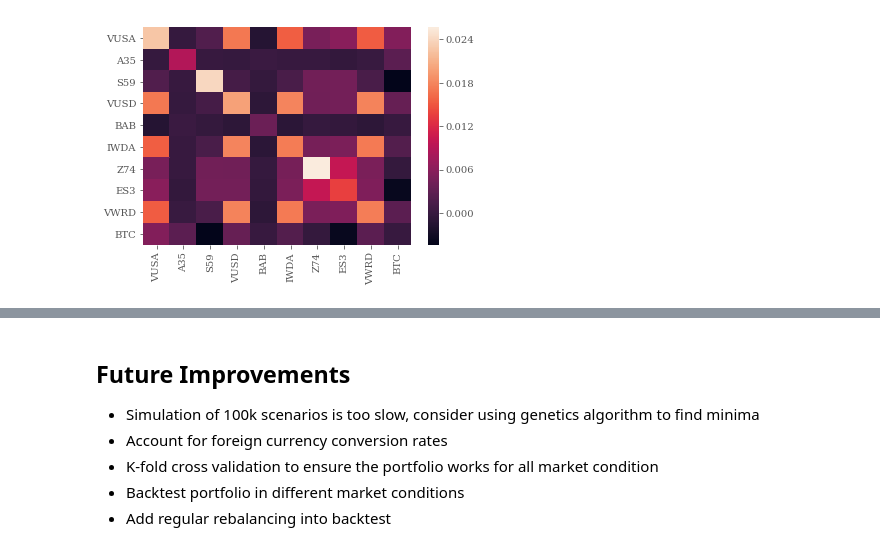
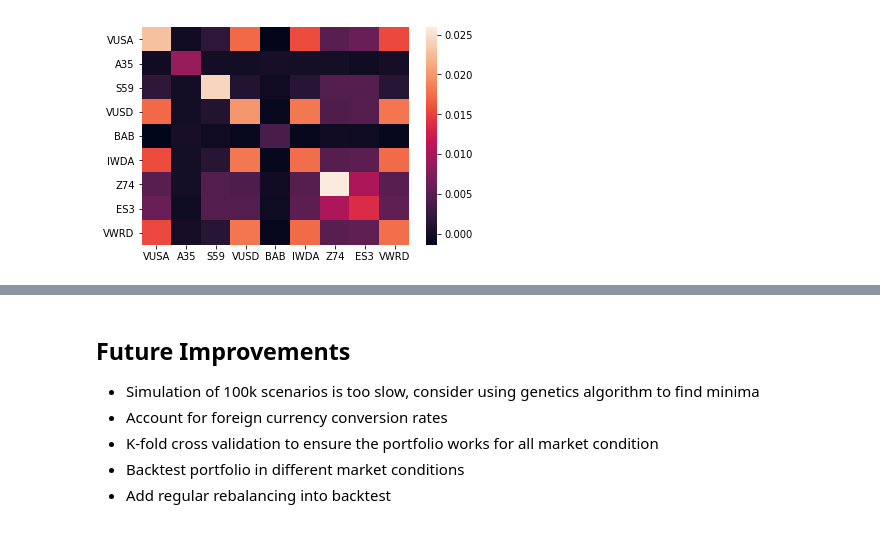
Before and after one commit to yehjxraymond/portfolio-optimisation, a Jupyter notebook: Portfolio Optimisation.ipynb, the cells around one changed output, grey strips where cells are left out. Cells and saved outputs as stored; diff of their text form; code cells hidden in the pictures.

```diff
--- a/Portfolio Optimisation.ipynb
+++ b/Portfolio Optimisation.ipynb
@@ -31,6 +30,6 @@ def commonInterval(tickers):
 # %%
 # Load these stocks
-stockNames = ["VUSA", "A35", "S59", "VUSD", "BAB", "IWDA", "Z74", "ES3", "VWRD", "BTC"]
+stockNames = ["VUSA", "A35", "S59", "VUSD", "BAB", "IWDA", "Z74", "ES3", "VWRD"]
 stocks = list(
     map(
         lambda x: removeNonTradingDays(
@@ -39,4 +38,5 @@ stocks = list(
         stockNames,
     )
 )
+commonInterval(stocks)
 # %% [output]
@@ -96,11 +93,10 @@ retCov
 [interactive output not drawn]
 # %%
-# Specifically removing covariance of BTC-BTC to prevent it from skewing the scale
-retCov["BTC"]["BTC"] = 0
+# retCov["BTC"]["BTC"] = 0
 sns.heatmap(retCov)
 plt.show()
 # %% [output]
-[figure, old version]
+[figure, new version]
 [interactive output not drawn]
 # %%
 def randomWeight(length):
```
Also changed, not shown: parts of 13 cells of this notebook, 7 other files.
